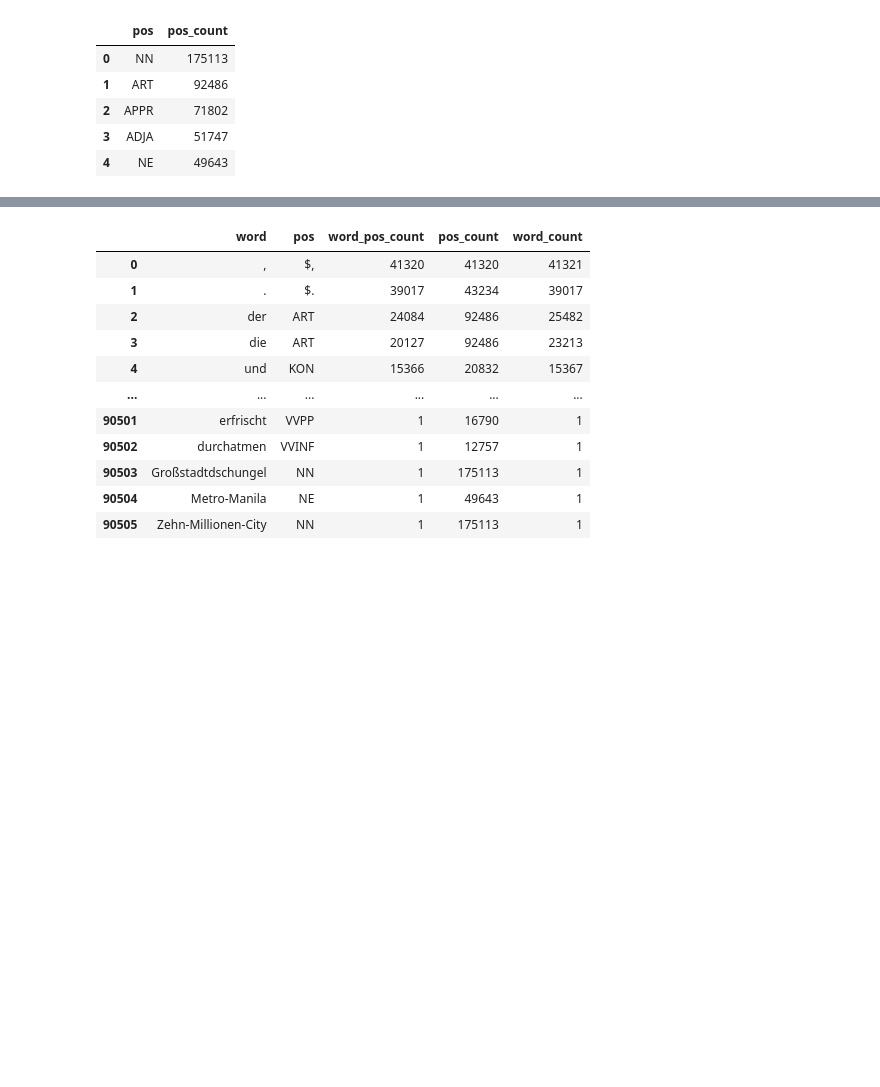
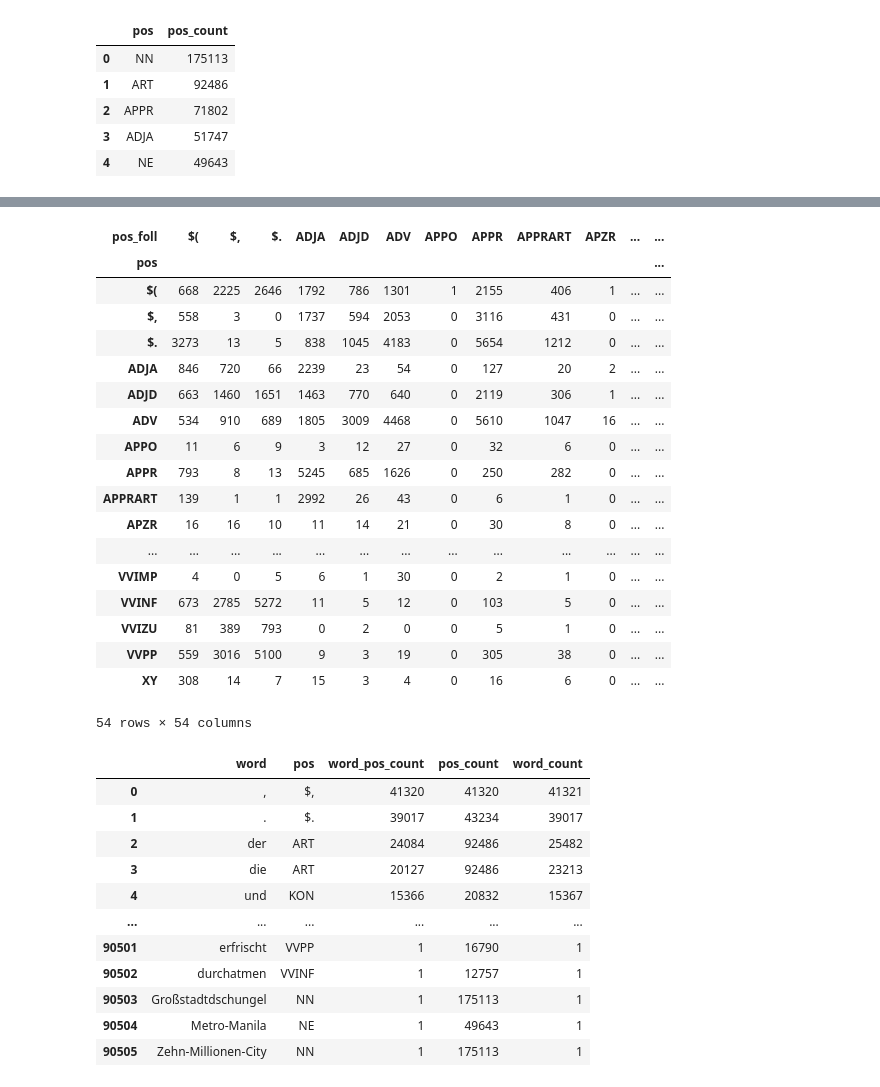
Before and after one commit to FritzSavira/NLPROC-ALV-B, a Jupyter notebook: assignment-03/assignment-03-Task-2ab.ipynb, the cells around one changed output, grey strips where cells are left out. Cells and saved outputs as stored; diff of their text form; code cells hidden in the pictures; blank space fills up the shorter version.

```diff
--- a/assignment-03/assignment-03-Task-2ab.ipynb
+++ b/assignment-03/assignment-03-Task-2ab.ipynb
@@ -243,6 +263,26 @@ train = pd.concat([train, train_foll], axis=1)
 # %%
 train_pos_pos_foll_count = pd.crosstab(train["pos"], train["pos_foll"])
-# train_pos_pos_foll_count #debug print
+train_pos_pos_foll_count #debug print
+# %% [output]
+| pos_foll | $( | $, | $. | ADJA | ADJD | ADV | APPO | APPR | APPRART | APZR | ... | ... |
+| pos |  |  |  |  |  |  |  |  |  |  |  | ... |
+| $( | 668 | 2225 | 2646 | 1792 | 786 | 1301 | 1 | 2155 | 406 | 1 | ... | ... |
+| $, | 558 | 3 | 0 | 1737 | 594 | 2053 | 0 | 3116 | 431 | 0 | ... | ... |
+| $. | 3273 | 13 | 5 | 838 | 1045 | 4183 | 0 | 5654 | 1212 | 0 | ... | ... |
+| ADJA | 846 | 720 | 66 | 2239 | 23 | 54 | 0 | 127 | 20 | 2 | ... | ... |
+| ADJD | 663 | 1460 | 1651 | 1463 | 770 | 640 | 0 | 2119 | 306 | 1 | ... | ... |
+| ADV | 534 | 910 | 689 | 1805 | 3009 | 4468 | 0 | 5610 | 1047 | 16 | ... | ... |
+| APPO | 11 | 6 | 9 | 3 | 12 | 27 | 0 | 32 | 6 | 0 | ... | ... |
+| APPR | 793 | 8 | 13 | 5245 | 685 | 1626 | 0 | 250 | 282 | 0 | ... | ... |
+| APPRART | 139 | 1 | 1 | 2992 | 26 | 43 | 0 | 6 | 1 | 0 | ... | ... |
+| APZR | 16 | 16 | 10 | 11 | 14 | 21 | 0 | 30 | 8 | 0 | ... | ... |
+| ... | ... | ... | ... | ... | ... | ... | ... | ... | ... | ... | ... | ... |
+| VVIMP | 4 | 0 | 5 | 6 | 1 | 30 | 0 | 2 | 1 | 0 | ... | ... |
+| VVINF | 673 | 2785 | 5272 | 11 | 5 | 12 | 0 | 103 | 5 | 0 | ... | ... |
+| VVIZU | 81 | 389 | 793 | 0 | 2 | 0 | 0 | 5 | 1 | 0 | ... | ... |
+| VVPP | 559 | 3016 | 5100 | 9 | 3 | 19 | 0 | 305 | 38 | 0 | ... | ... |
+| XY | 308 | 14 | 7 | 15 | 3 | 4 | 0 | 16 | 6 | 0 | ... | ... |
+54 rows × 54 columns
 # %%
 # Step 2 (iii) Occurence of word with each POS tag
 train_word_pos_count = train[["word", "pos"]].value_counts()
```
Also changed, not shown: parts of 19 cells of this notebook, 2 other files.
